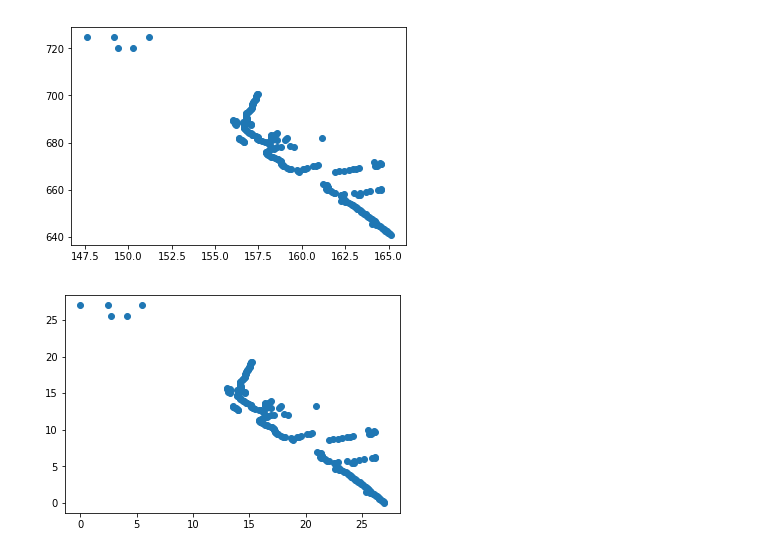
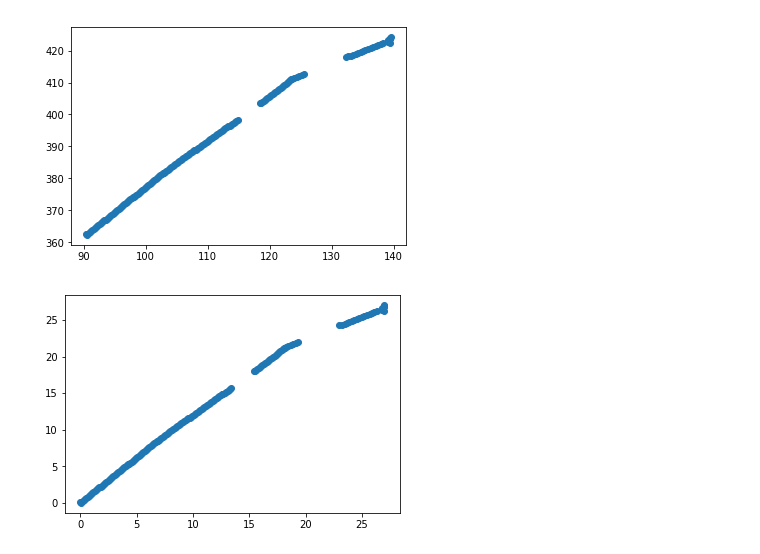
Before and after one commit to daanyaal1/Pandora-Masters-Project, a Jupyter notebook: Deep Learning/image_processing.ipynb, the cells around one changed output. Cells and saved outputs as stored; diff of their text form; code cells hidden in the pictures.

```diff
--- a/Deep Learning/image_processing.ipynb
+++ b/Deep Learning/image_processing.ipynb
@@ -12,9 +12,10 @@ from sklearn.preprocessing import MinMaxScaler
 scaler=StandardScaler()
 scaler=MinMaxScaler()
 # %%
-df_1 = pd.read_csv('../ROOT_DATA/nue.csv', header=None, names = ['isTrueTrack', 'pdg', 'completeness', 'purity', 'x','z'])
-df_2 = pd.read_csv('../ROOT_DATA/mu.csv',header=None,names = ['isTrueTrack', 'pdg', 'completeness', 'purity', 'x','z'])
-df=pd.concat([df_1,df_2]).reset_index()
-df = df.loc[(df['completeness']>0.8) & (df['purity']>0.7)].reset_index()
+#df_1 = pd.read_csv('../ROOT_DATA/energynue.csv', header=None, names = ['isTrueTrack','sequence','nuance', 'pdg', 'completeness', 'purity','energy','momentum', 'vertex', 'x','z', 'hitEnergies', 'hitWidths'])
+#df_2 = pd.read_csv('../ROOT_DATA/energymu.csv',header=None,names=['isTrueTrack','sequence','nuance', 'pdg', 'completeness', 'purity','energy','momentum', 'vertex', 'x','z', 'hitEnergies', 'hitWidths'])
+#df=pd.concat([df_1,df_2]).reset_index()
+#df = df.loc[(df['completeness']>0.8) & (df['purity']>0.7)].reset_index()
+df = pd.read_csv('../RL data/vars_1004nuance_CCRES_mu-_p_gamma_gamma.csv')
 df.head()
 # %% [output]
@@ -29,9 +37,12 @@ x=[]
 z=[]
 x_scaled=[]
 z_scaled=[]
-for j in range(len(df)):
-    x.append([float(i) for i in df['x'][j].split()])
-    z.append([float(i) for i in df['z'][j].split()])
+for j in df.index:
+    print(j)
+    #x.append([float(i) for i in df['x'][j].split()])
+    #z.append([float(i) for i in df['z'][j].split()])
+    x.append(ast.literal_eval(df.x[j]))
+    z.append(ast.literal_eval(df.z[j]))
     x_scaled.append(27*scaler.fit_transform(np.array(x[j]).reshape(-1,1)).reshape(1,-1)[0])
     z_scaled.append(27*scaler.fit_transform(np.array(z[j]).reshape(-1,1)).reshape(1,-1)[0])
 df['x']=x
@@ -41,13 +70,13 @@ df['z_scaled']=z_scaled
 # %%
-plt.scatter(df.x[1], df.z[1])
+plt.scatter(df.x[3], df.z[3])
 plt.show()
 # %% [output]
-[figure, old version]
+[figure, new version]
 # %%
-plt.scatter(df.x_scaled[1], df.z_scaled[1])
+plt.scatter(df.x_scaled[3], df.z_scaled[3])
 plt.show()
 # %% [output]
-[figure, old version]
+[figure, new version]
 # %%
 new_columns = [str(i) for i in range(28*28)]
 for i in new_columns:
```
Also changed, not shown: parts of 12 cells of this notebook, 1 other file.
